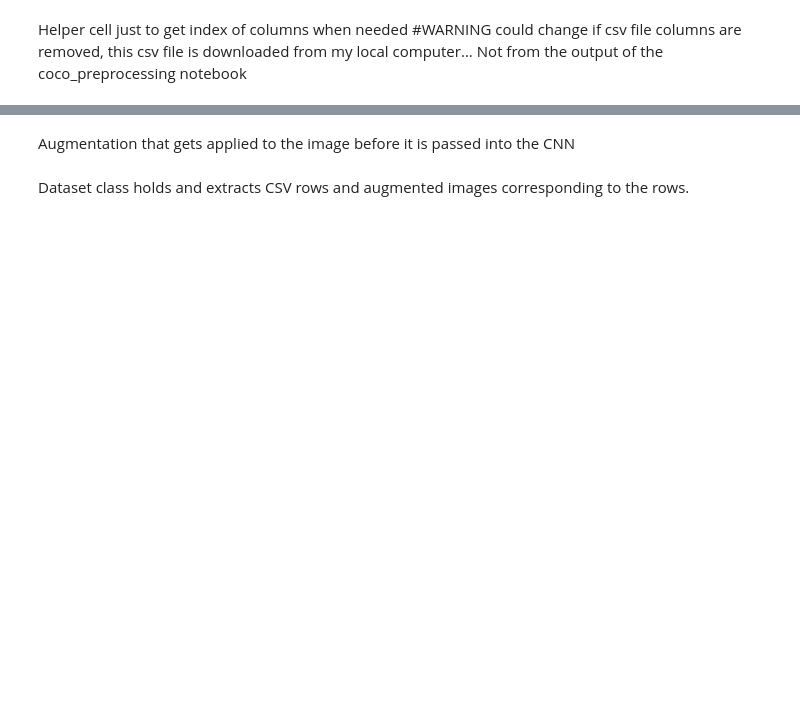
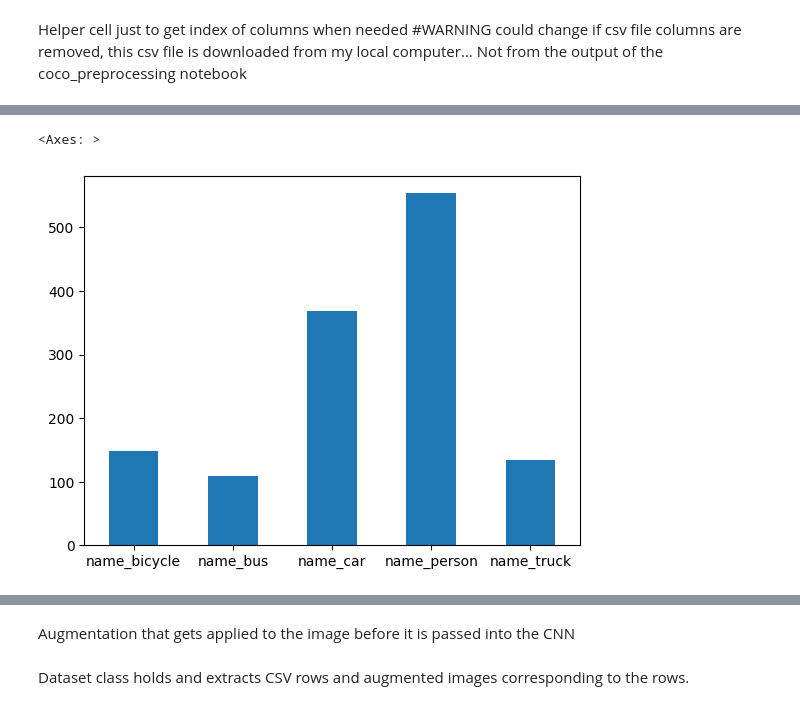
Before and after one commit to vijita-u/Guard-Ian, a Jupyter notebook: convolutional-neural-network.ipynb, the cells around one changed output, grey strips where cells are left out. Drawn from its saved outputs; the diff is of its cells as text; code cells hidden in the pictures; blank space fills up the shorter version.

```diff
--- a/convolutional-neural-network.ipynb
+++ b/convolutional-neural-network.ipynb
@@ -32,0 +63,15 @@ image_augmentations = transforms.Compose([
+# %%
+#split into train and val:
+df_train, df_val = train_test_split(
+    df,
+    test_size = .15,
+    shuffle = True,
+    stratify = df[encoded_columns],
+    random_state = 42
+)
+# %%
+sum_labels_train = df_train[encoded_columns].sum()
+sum_labels_train.plot.bar(x = "labels", y = "count", rot = 0)
+# %% [output]
+<Axes: >
+[figure, added]
```
Also changed, not shown: parts of 14 cells of this notebook.
